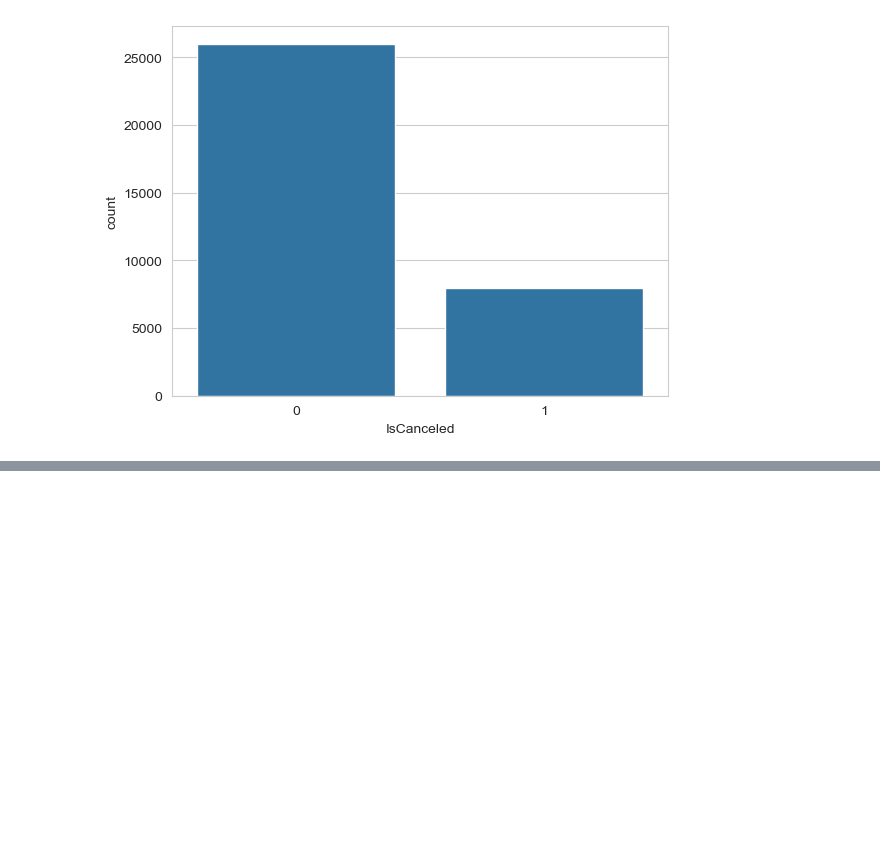
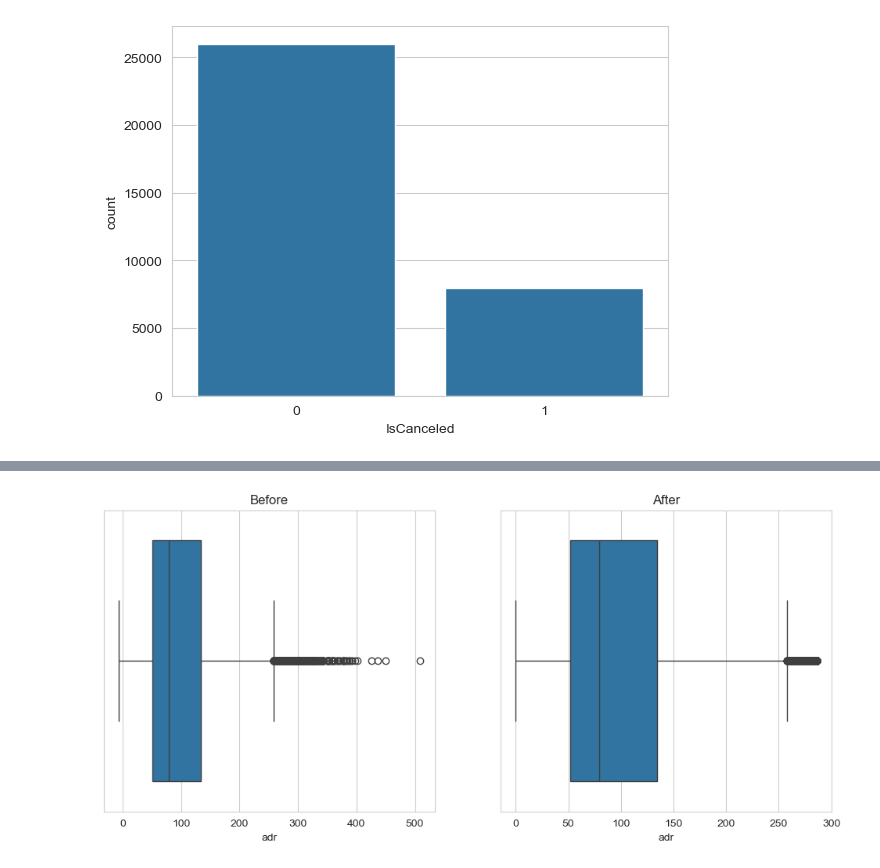
Before and after one commit to RinshaVarangot/Infotact-Team-24, a Jupyter notebook: Week1/01_data_cleaning_feature_engineering.ipynb.ipynb, the cells around one changed output, grey strips where cells are left out. Saved outputs shown, nothing was run; the diff lists cells and outputs as text; code cells hidden in the pictures; blank space fills up the shorter version.

```diff
--- a/Week1/01_data_cleaning_feature_engineering.ipynb.ipynb
+++ b/Week1/01_data_cleaning_feature_engineering.ipynb.ipynb
@@ -129,0 +147,2 @@ np.int64(0)
+# %%
+df.columns = df.columns.str.strip().str.lower().str.replace(' ', '_')
@@ -189,0 +241,3 @@ sns.countplot(x="IsCanceled", data=df)
+# %%
+# Remove negative ADR (invalid)
+df_cleanednegative = df[df['adr'] >= 0]
@@ -189,0 +279,5 @@ sns.countplot(x="IsCanceled", data=df)
+# %%
+upper = df_cleanednegative['adr'].quantile(0.99)
+lower = df_cleanednegative['adr'].quantile(0.01)
+
+df_cleanednegative['adr']=df_cleanednegative['adr'].clip(lower, upper)
@@ -189,0 +290,3 @@ sns.countplot(x="IsCanceled", data=df)
+# %%
+# Optional: normalize
+df_cleanednegative['adr_log'] = np.log1p(df_cleanednegative['adr'])
@@ -189,0 +315,16 @@ sns.countplot(x="IsCanceled", data=df)
+# %%
+import seaborn as sns
+import matplotlib.pyplot as plt
+plt.figure(figsize=(12,5))
+
+plt.subplot(1,2,1)
+sns.boxplot(x=df['adr'])
+plt.title("Before")
+
+plt.subplot(1,2,2)
+sns.boxplot(x=df_cleanednegative['adr'])
+plt.title("After")
+
+plt.show()
+# %% [output]
+[figure, added]
```
Also changed, not shown: parts of 20 cells of this notebook, 3 other files.
